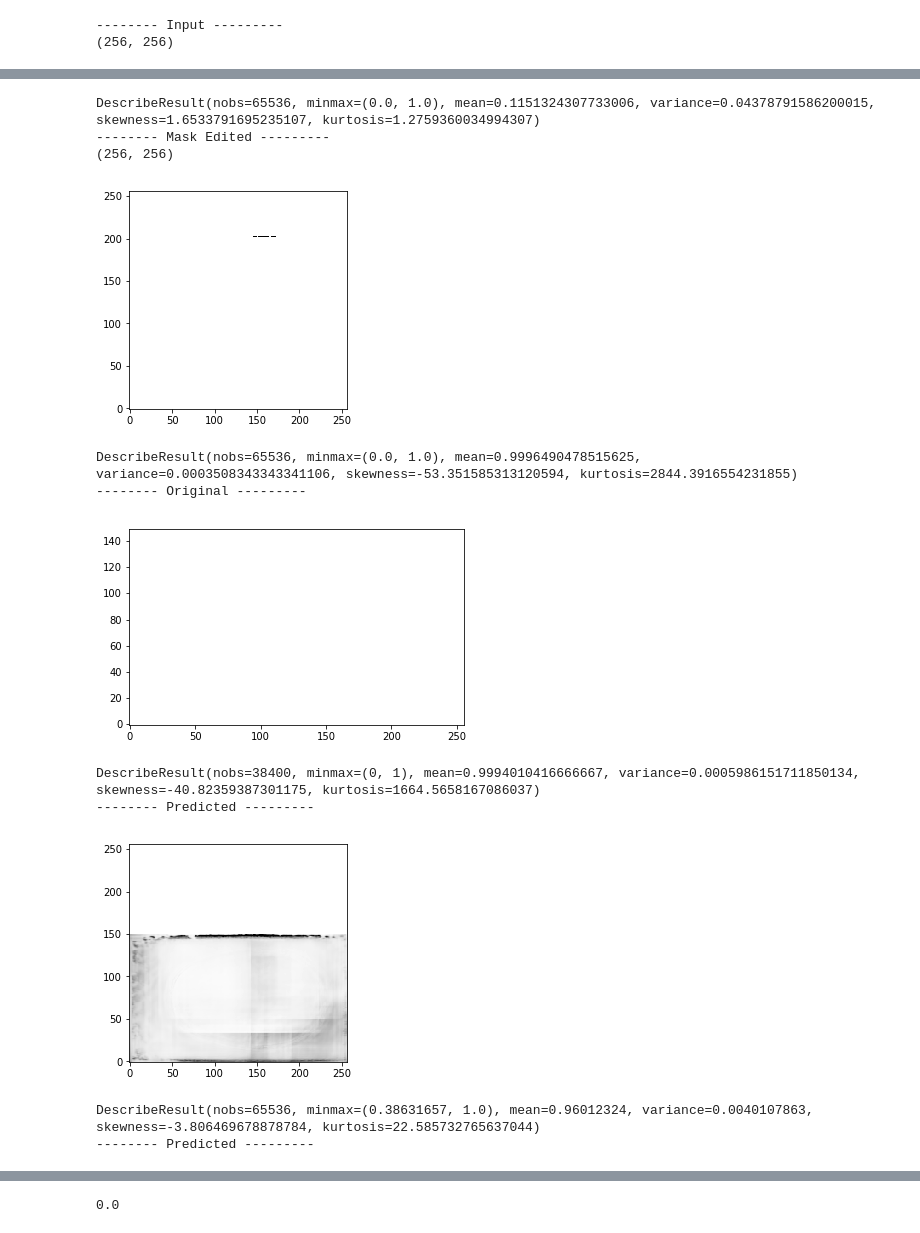
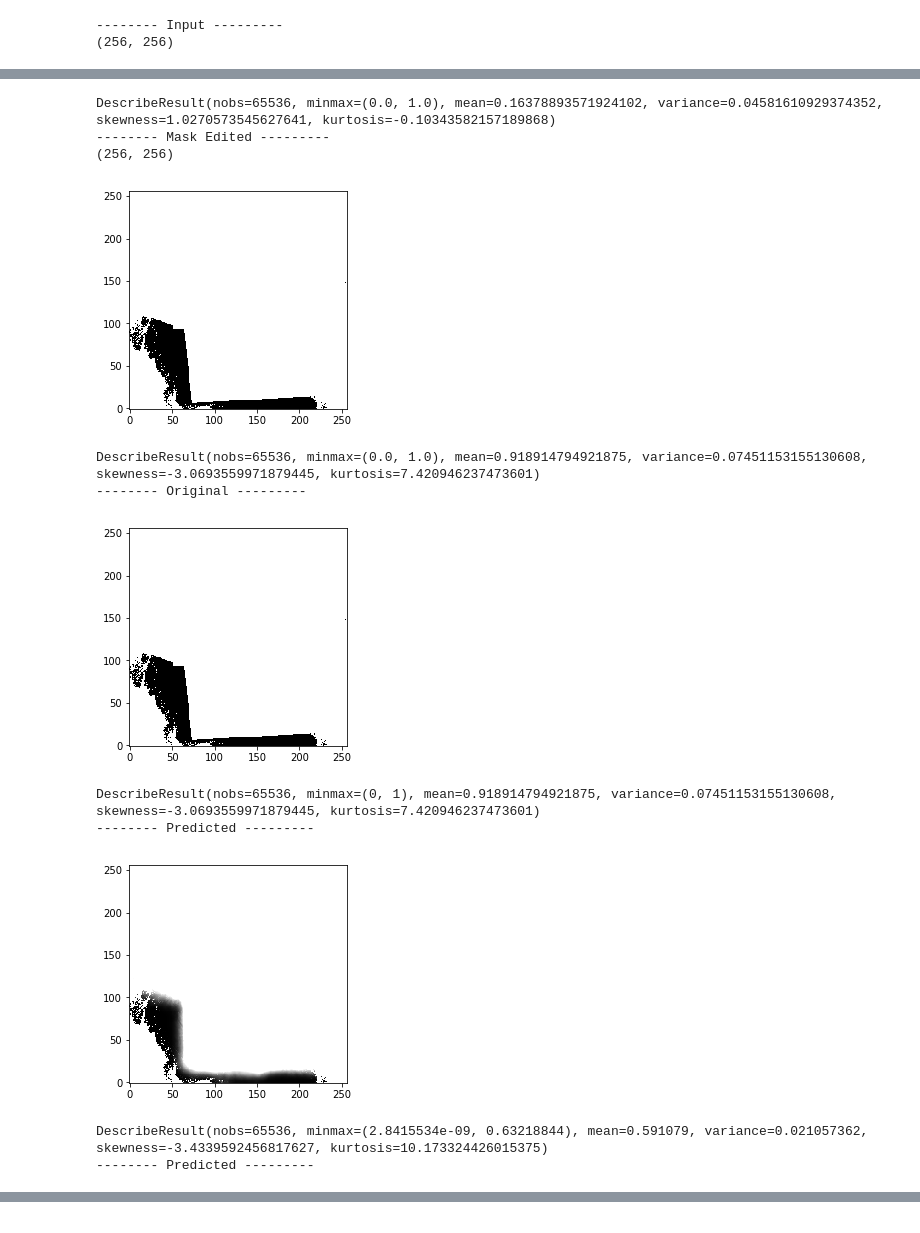
Before and after one commit to mechaman/ARFF-CNN, a Jupyter notebook: notebooks/Data_Generator_Validation.ipynb, the cells around one changed output, grey strips where cells are left out. Drawn from its saved outputs; the diff is of its cells as text; code cells hidden in the pictures.

```diff
--- a/notebooks/Data_Generator_Validation.ipynb
+++ b/notebooks/Data_Generator_Validation.ipynb
@@ -77,7 +88,7 @@ Loading Data...
 # %%
 %matplotlib inline
 #example to look at
-num_example = 2
+num_example = 1043
 example_x = ((training_generator[num_example])[0])[0, :, :, 0]
 example_y = ((training_generator[num_example])[1])[0, :, :, 0]
 
@@ -110,14 +121,21 @@ plt.show()
 print(stats.describe(ex1_pred_data, axis=None))
 
 print('-------- Predicted ---------')
-thresh = 0.50
+thresh = 0.56
 thresh_pred = thresholdMask(ex1_pred_data, thresh)
 show_slice(thresh_pred)
+plt.axis('off')
 plt.show()
+print(stats.describe(thresh_pred, axis=None))
+
+print('---------- Applied Predicted --------')
+#applied =
 
 print('-------- Dice Coef. ---------')
 # Predicted Dice Score
-dice_coef(example_y, ex1_pred_data, threshold=thresh)
+print(dice_coef(example_y, ex1_pred_data, threshold=thresh))
+
+print(partition['x_train'][1043])
 # %% [output]
 -------- Input ---------
 (256, 256)
@@ -125,12 +143,12 @@ dice_coef(example_y, ex1_pred_data, threshold=thresh)
-DescribeResult(nobs=65536, minmax=(0.0, 1.0), mean=0.1151324307733006, variance=0.04378791586200015, skewness=1.6533791695235107, kurtosis=1.2759360034994307)
+DescribeResult(nobs=65536, minmax=(0.0, 1.0), mean=0.16378893571924102, variance=0.04581610929374352, skewness=1.0270573545627641, kurtosis=-0.10343582157189868)
 -------- Mask Edited ---------
 (256, 256)
-[figure, old version]
+[figure, new version]
-DescribeResult(nobs=65536, minmax=(0.0, 1.0), mean=0.9996490478515625, variance=0.0003508343343341106, skewness=-53.351585313120594, kurtosis=2844.3916554231855)
+DescribeResult(nobs=65536, minmax=(0.0, 1.0), mean=0.918914794921875, variance=0.07451153155130608, skewness=-3.0693559971879445, kurtosis=7.420946237473601)
 -------- Original ---------
-[figure, old version]
+[figure, new version]
-DescribeResult(nobs=38400, minmax=(0, 1), mean=0.9994010416666667, variance=0.0005986151711850134, skewness=-40.82359387301175, kurtosis=1664.5658167086037)
+DescribeResult(nobs=65536, minmax=(0, 1), mean=0.918914794921875, variance=0.07451153155130608, skewness=-3.0693559971879445, kurtosis=7.420946237473601)
 -------- Predicted ---------
-[figure, old version]
+[figure, new version]
-DescribeResult(nobs=65536, minmax=(0.38631657, 1.0), mean=0.96012324, variance=0.0040107863, skewness=-3.806469678878784, kurtosis=22.585732765637044)
+DescribeResult(nobs=65536, minmax=(2.8415534e-09, 0.63218844), mean=0.591079, variance=0.021057362, skewness=-3.4339592456817627, kurtosis=10.173324426015375)
 -------- Predicted ---------
@@ -139,3 +161,2 @@ DescribeResult(nobs=65536, minmax=(0.38631657, 1.0), mean=0.96012324, variance=0
-0.0
 # %%
 # Determine Dice Ceoficient
```
Also changed, not shown: parts of 8 cells of this notebook, 13 other files.
